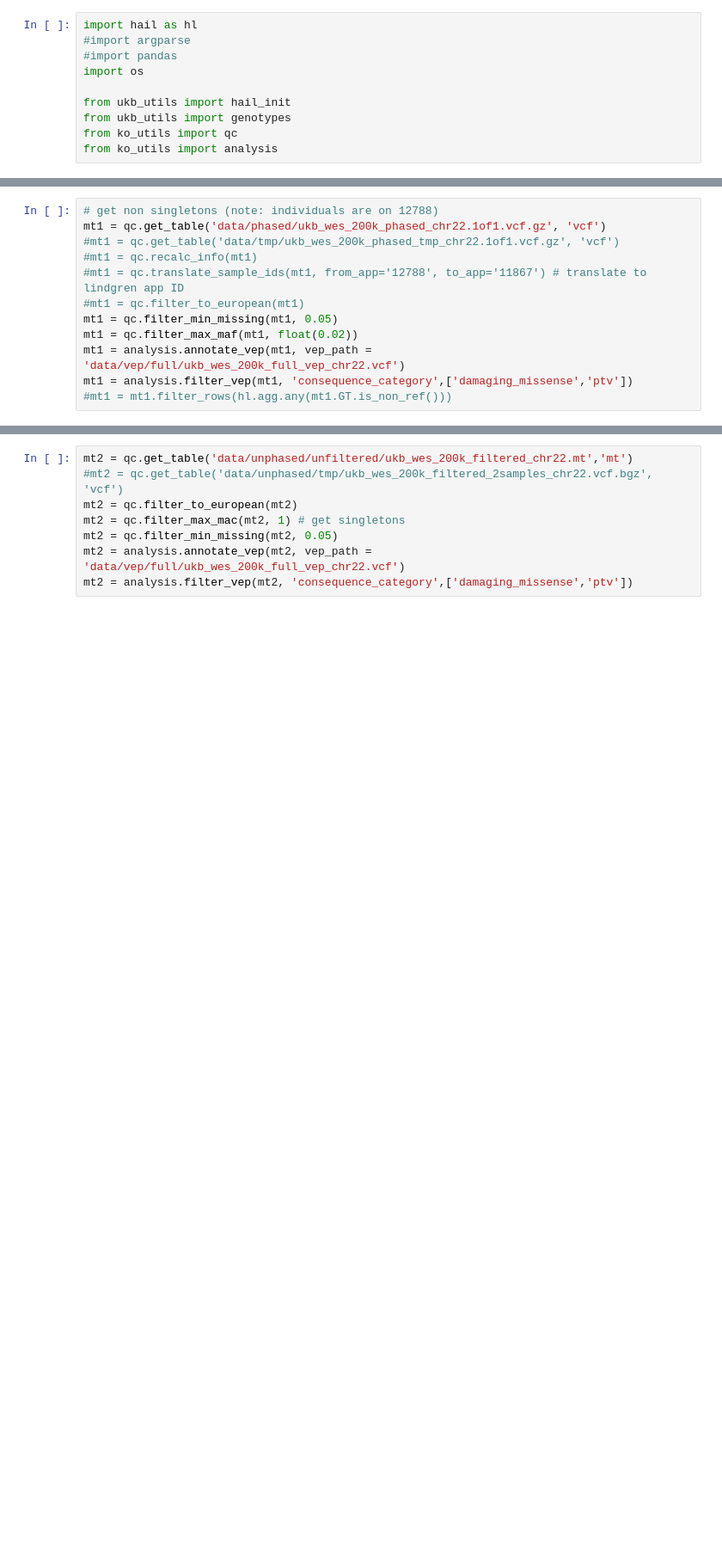
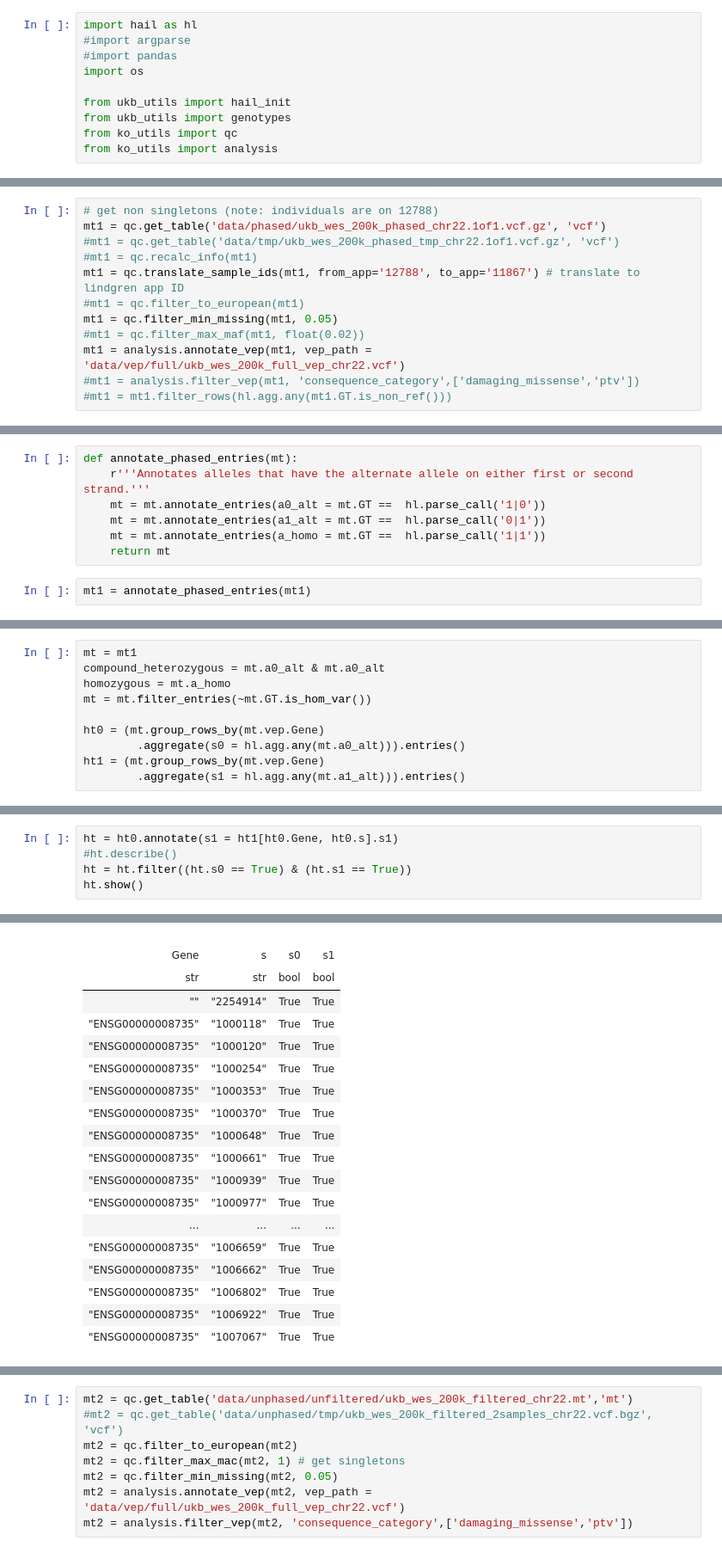
Before and after one commit to frhl/wes_ko_ukbb, a Jupyter notebook: notebooks/sandbox2.ipynb, the cells around one changed output, grey strips where cells are left out. Shown at 86% size. Drawn from its saved outputs; the diff is of its cells as text; blank space fills up the shorter version.

```diff
--- a/notebooks/sandbox2.ipynb
+++ b/notebooks/sandbox2.ipynb
@@ -29,11 +28,11 @@ LOGGING: writing to /logs/hail/hail_export.log
 mt1 = qc.get_table('data/phased/ukb_wes_200k_phased_chr22.1of1.vcf.gz', 'vcf')
 #mt1 = qc.get_table('data/tmp/ukb_wes_200k_phased_tmp_chr22.1of1.vcf.gz', 'vcf')
 #mt1 = qc.recalc_info(mt1)
-#mt1 = qc.translate_sample_ids(mt1, from_app='12788', to_app='11867') # translate to lindgren app ID
+mt1 = qc.translate_sample_ids(mt1, from_app='12788', to_app='11867') # translate to lindgren app ID
 #mt1 = qc.filter_to_european(mt1)
 mt1 = qc.filter_min_missing(mt1, 0.05)
-mt1 = qc.filter_max_maf(mt1, float(0.02))
+#mt1 = qc.filter_max_maf(mt1, float(0.02))
 mt1 = analysis.annotate_vep(mt1, vep_path = 'data/vep/full/ukb_wes_200k_full_vep_chr22.vcf')
-mt1 = analysis.filter_vep(mt1, 'consequence_category',['damaging_missense','ptv'])
+#mt1 = analysis.filter_vep(mt1, 'consequence_category',['damaging_missense','ptv'])
 #mt1 = mt1.filter_rows(hl.agg.any(mt1.GT.is_non_ref()))
 # %% [output]
@@ -40,0 +45,9 @@ Annotating with VEP file: data/vep/full/ukb_wes_200k_full_vep_chr22.vcf
+# %%
+def annotate_phased_entries(mt):
+    r'''Annotates alleles that have the alternate allele on either first or second strand.'''
+    mt = mt.annotate_entries(a0_alt = mt.GT ==  hl.parse_call('1|0'))
+    mt = mt.annotate_entries(a1_alt = mt.GT ==  hl.parse_call('0|1'))
+    mt = mt.annotate_entries(a_homo = mt.GT ==  hl.parse_call('1|1'))
+    return mt
+# %%
+mt1 = annotate_phased_entries(mt1)
@@ -40,0 +66,10 @@ Annotating with VEP file: data/vep/full/ukb_wes_200k_full_vep_chr22.vcf
+# %%
+mt = mt1
+compound_heterozygous = mt.a0_alt & mt.a0_alt
+homozygous = mt.a_homo
+mt = mt.filter_entries(~mt.GT.is_hom_var())
+
+ht0 = (mt.group_rows_by(mt.vep.Gene)
+        .aggregate(s0 = hl.agg.any(mt.a0_alt))).entries()
+ht1 = (mt.group_rows_by(mt.vep.Gene)
+        .aggregate(s1 = hl.agg.any(mt.a1_alt))).entries()
@@ -40,0 +79,6 @@ Annotating with VEP file: data/vep/full/ukb_wes_200k_full_vep_chr22.vcf
+# %%
+ht = ht0.annotate(s1 = ht1[ht0.Gene, ht0.s].s1)
+#ht.describe()
+ht = ht.filter((ht.s0 == True) & (ht.s1 == True))
+ht.show()
+# %% [output]
@@ -40,0 +91,19 @@ Annotating with VEP file: data/vep/full/ukb_wes_200k_full_vep_chr22.vcf
+|  |  |  |  |
+| Gene | s | s0 | s1 |
+| str | str | bool | bool |
+| "" | "2254914" | True | True |
+| "ENSG00000008735" | "1000118" | True | True |
+| "ENSG00000008735" | "1000120" | True | True |
+| "ENSG00000008735" | "1000254" | True | True |
+| "ENSG00000008735" | "1000353" | True | True |
+| "ENSG00000008735" | "1000370" | True | True |
+| "ENSG00000008735" | "1000648" | True | True |
+| "ENSG00000008735" | "1000661" | True | True |
+| "ENSG00000008735" | "1000939" | True | True |
+| "ENSG00000008735" | "1000977" | True | True |
+| ... | ... | ... | ... |
+| "ENSG00000008735" | "1006659" | True | True |
+| "ENSG00000008735" | "1006662" | True | True |
+| "ENSG00000008735" | "1006802" | True | True |
+| "ENSG00000008735" | "1006922" | True | True |
+| "ENSG00000008735" | "1007067" | True | True |
```
Also changed, not shown: parts of 23 cells of this notebook, 13 other files.
